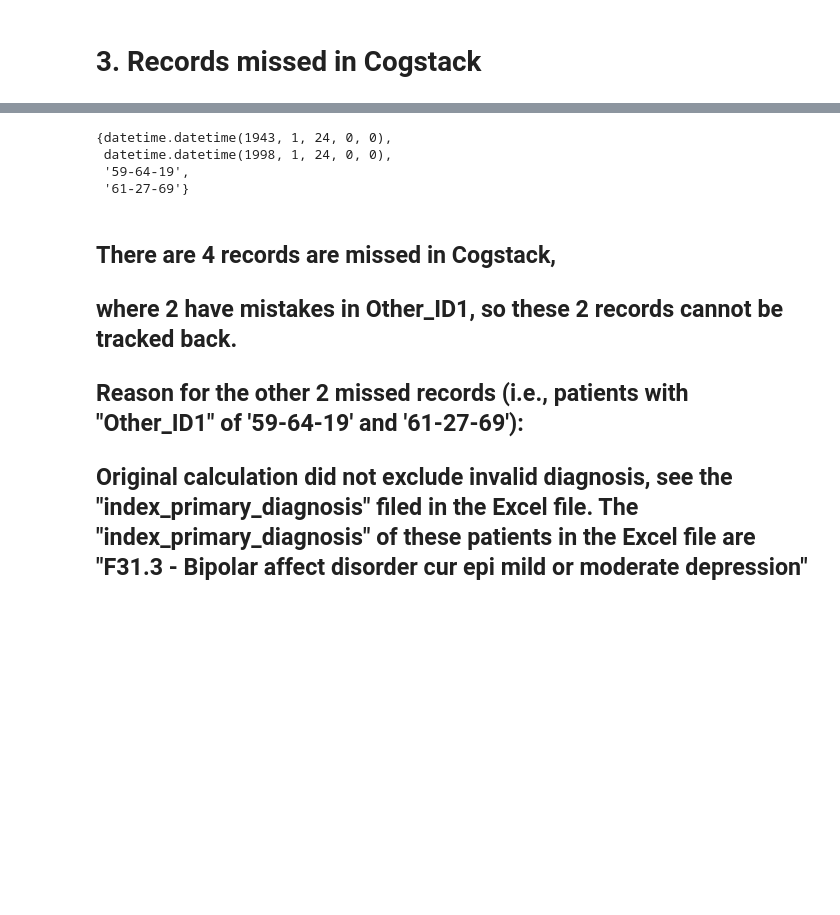
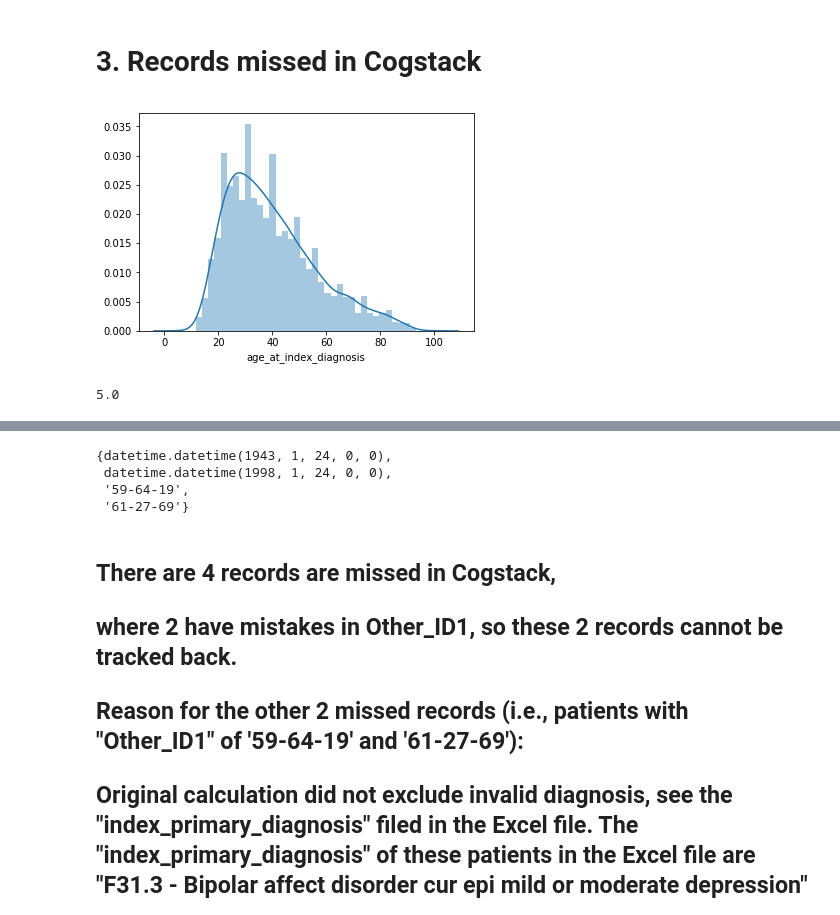
Before and after one commit to cogstack-slam/psychosis, a Jupyter notebook: validation.ipynb, the cells around one changed output, grey strips where cells are left out. Saved outputs shown, nothing was run; the diff lists cells and outputs as text; code cells hidden in the pictures; blank space fills up the shorter version.

```diff
--- a/validation.ipynb
+++ b/validation.ipynb
@@ -75,2 +93,11 @@ df.shape
 # %% [markdown]
 # 3. Records missed in Cogstack
+# %%
+sns.distplot(df['age_at_index_diagnosis'])
+plt.show()
+# %% [output]
+[figure, added]
+# %%
+min(df1['age_at_index_diagnosis'])
+# %% [output]
+5.0
```
Also changed, not shown: parts of 23 cells of this notebook, 2 other files.
